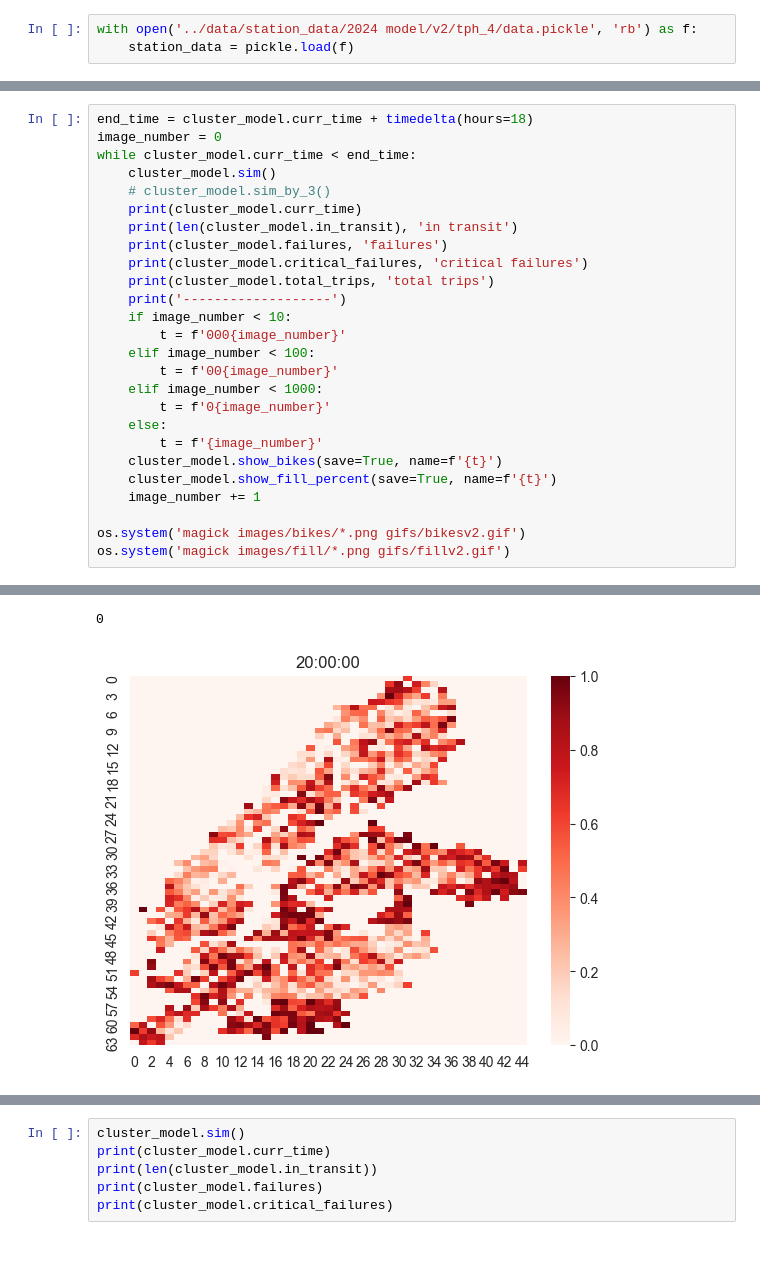
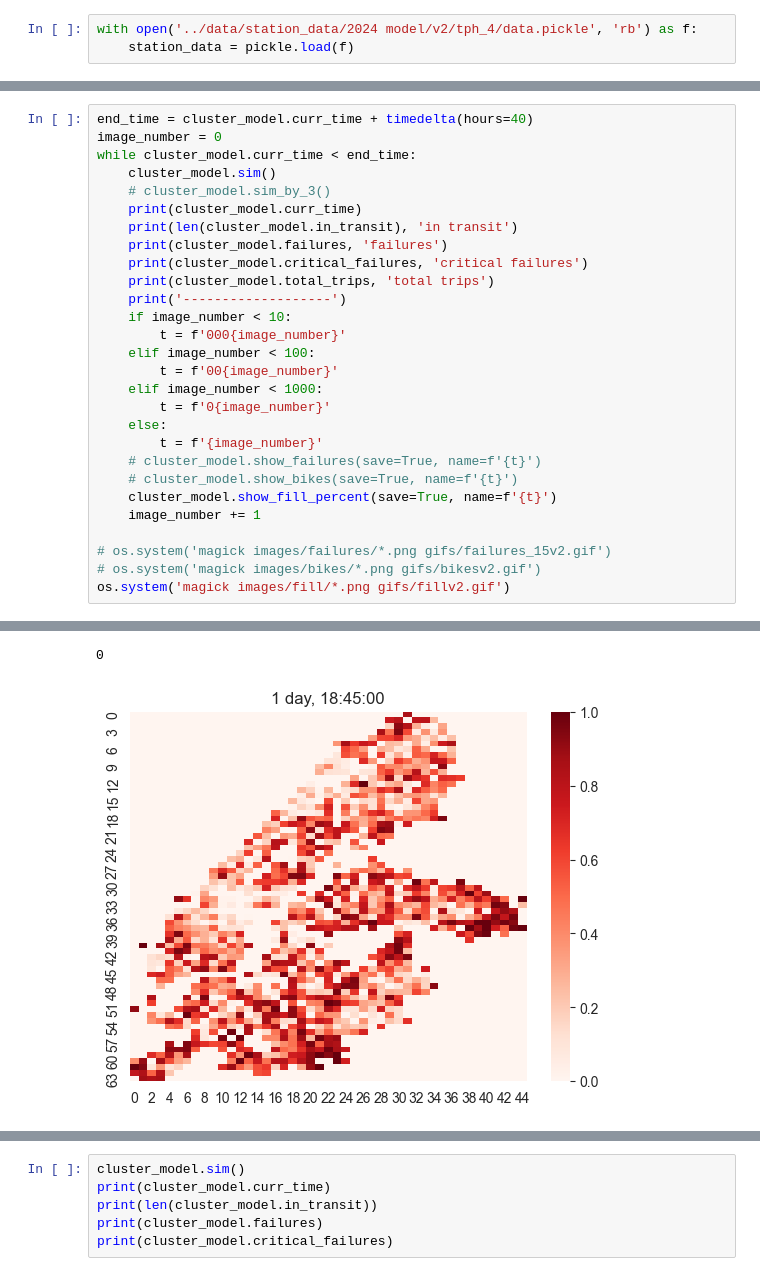
Before and after one commit to jarrettreimers/CSUREMM, a Jupyter notebook: cluster_model/cluster_model_testing.ipynb, the cells around one changed output, grey strips where cells are left out. Drawn from its saved outputs; the diff is of its cells as text.

```diff
--- a/cluster_model/cluster_model_testing.ipynb
+++ b/cluster_model/cluster_model_testing.ipynb
@@ -27,5 +25,5 @@ cluster_model.init_state(path='../data/station_data/status_at_time/2024_6_20_2:1
 # %%
-end_time = cluster_model.curr_time + timedelta(hours=18)
+end_time = cluster_model.curr_time + timedelta(hours=40)
 image_number = 0
 while cluster_model.curr_time < end_time:
     cluster_model.sim()
@@ -44,10 +42,12 @@ while cluster_model.curr_time < end_time:
         t = f'0{image_number}'
     else:
         t = f'{image_number}'
-    cluster_model.show_bikes(save=True, name=f'{t}')
+    # cluster_model.show_failures(save=True, name=f'{t}')
+    # cluster_model.show_bikes(save=True, name=f'{t}')
     cluster_model.show_fill_percent(save=True, name=f'{t}')
     image_number += 1
 
-os.system('magick images/bikes/*.png gifs/bikesv2.gif')
+# os.system('magick images/failures/*.png gifs/failures_15v2.gif')
+# os.system('magick images/bikes/*.png gifs/bikesv2.gif')
 os.system('magick images/fill/*.png gifs/fillv2.gif')
 # %% [output]
@@ -70,3 +70,3 @@ os.system('magick images/fill/*.png gifs/fillv2.gif')
 -------------------
 0
-[figure, old version]
+[figure, new version]
```
Also changed, not shown: parts of 3 cells of this notebook, 6 other files.
